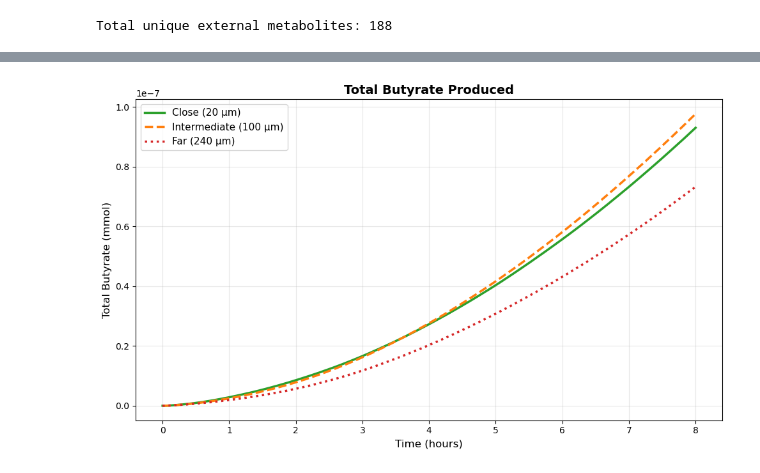
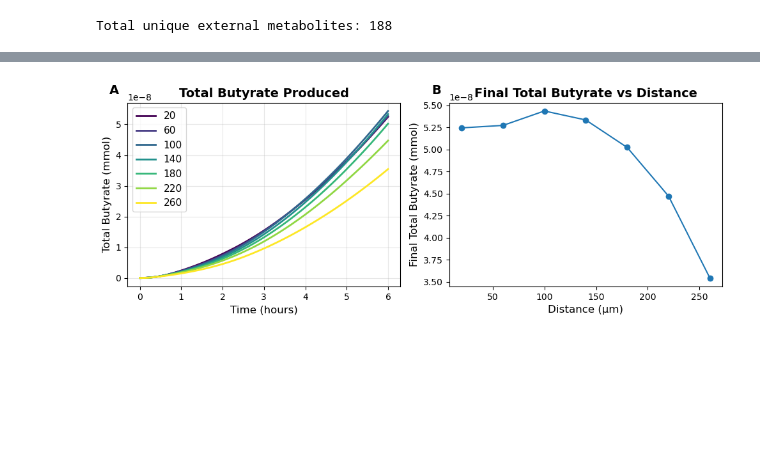
Before and after one commit to m-3-lab/SpatialFBAExample, a Jupyter notebook: Paper Code/3_3_2_Spatial.ipynb, the cells around one changed output, grey strips where cells are left out. Drawn from its saved outputs; the diff is of its cells as text; code cells hidden in the pictures; blank space fills up the shorter version.

```diff
--- a/Paper Code/3_3_2_Spatial.ipynb
+++ b/Paper Code/3_3_2_Spatial.ipynb
@@ -205,13 +200,18 @@ K_half     = 1e-12
 
 INIT_BIOMASS = 5e-10   # grams
 y_init = 2
-MAX_CYCLES = 800
+MAX_CYCLES = 600
 
 scenarios = {
-    'Close (20 µm)': {'x_BI': 14, 'x_AH': 16},
-    'Intermediate (100 µm)': {'x_BI': 10, 'x_AH': 20},
-    'Far (240 µm)': {'x_BI': 3, 'x_AH': 27},
+    's020': {'x_BI': 14, 'x_AH': 16},
+    's060': {'x_BI': 12, 'x_AH': 18},
+    's100': {'x_BI': 10, 'x_AH': 20},
+    's140': {'x_BI': 8, 'x_AH': 22},
+    's180': {'x_BI': 6, 'x_AH': 24},
+    's220': {'x_BI': 4, 'x_AH': 26},
+    's260': {'x_BI': 2, 'x_AH': 28},
 }
+
 
 for name, pos in scenarios.items():
     sep = abs(pos['x_AH'] - pos['x_BI']) * SPACE_WIDTH * 1e4
@@ -336,6 +336,3 @@ Running COMETS simulation ...
 
 Debug Here ...
 Done!
-# %%
-sim = results['Close (20 µm)']
-sim.total_biomass
@@ -389,30 +339,43 @@ plt.show()
 # %%
 # Total Butyrate
+fig, ax = plt.subplots(1,2,figsize=(10, 4))
 
-fig, ax = plt.subplots(figsize=(10, 6))
+cmap = plt.cm.viridis
+colors = cmap(np.linspace(0, 1, len(results)))
+distances = [int(str(key).replace('s', '')) for key in results.keys()]
 
-line_styles = ['-', '--', ':']
-scenario_colors = ['#2ca02c', '#ff7f0e', '#d62728']
-
-for i, name in enumerate(scenario_names):
-    sim = results[name]
+for i, (name, sim) in enumerate(results.items()):
     bio = sim.total_biomass
     logged_cycles = bio['cycle'].values
     time_h = logged_cycles * TIME_STEP
-
     # extract sum of met conc across grid per cycle
     total_butyrate = sim.get_metabolite_time_series(upper_threshold=1e12)['but[e]'].values
+    ax[0].plot(time_h, total_butyrate,color=colors[i], lw=2, label=distances[i])
+ax[0].set_xlabel('Time (hours)', fontsize=12)
+ax[0].set_ylabel('Total Butyrate (mmol)', fontsize=12)
+ax[0].set_title('Total Butyrate Produced', fontsize=14, fontweight='bold')
+ax[0].legend(fontsize=11)
+ax[0].grid(True, alpha=0.3)
 
-    ax.plot(time_h, total_butyrate, color=scenario_colors[i], linewidth=2.5,
-            linestyle=line_styles[i], label=name)
+final_butyrate = [sim.get_metabolite_time_series(upper_threshold=1e12)['but[e]'].values[-1] for sim in results.values()]
+ax[1].plot(distances, final_butyrate, marker='o')
+ax[1].set_xlabel('Distance (µm)', fontsize=12)
+ax[1].set_ylabel('Final Total Butyrate (mmol)', fontsize=12)
+ax[1].set_title('Final Total Butyrate vs Distance', fontsize=14, fontweight='bold')
 
-ax.set_xlabel('Time (hours)', fontsize=12)
-ax.set_ylabel('Total Butyrate (mmol)', fontsize=12)
-ax.set_title('Total Butyrate Produced', fontsize=14, fontweight='bold')
-ax.legend(fontsize=11)
-ax.grid(True, alpha=0.3)
+labels = ['A', 'B']
+for a, label in zip(ax.flat, labels):
+    # label in top-left, outside plot
+    a.text(
+        -0.03, 1.10, label,
+        transform=a.transAxes,
+        fontsize=14,
+        fontweight='bold',
+        va='top',
+        ha='right')
+
 plt.tight_layout()
-#plt.savefig('butyrate_comparison.png', dpi=150, bbox_inches='tight')
+plt.savefig('spatial_distance.png', dpi=300, bbox_inches='tight')
 plt.show()
 # %% [output]
-[figure, old version]
+[figure, new version]
```
Also changed, not shown: parts of 14 cells of this notebook, 29 other files.
